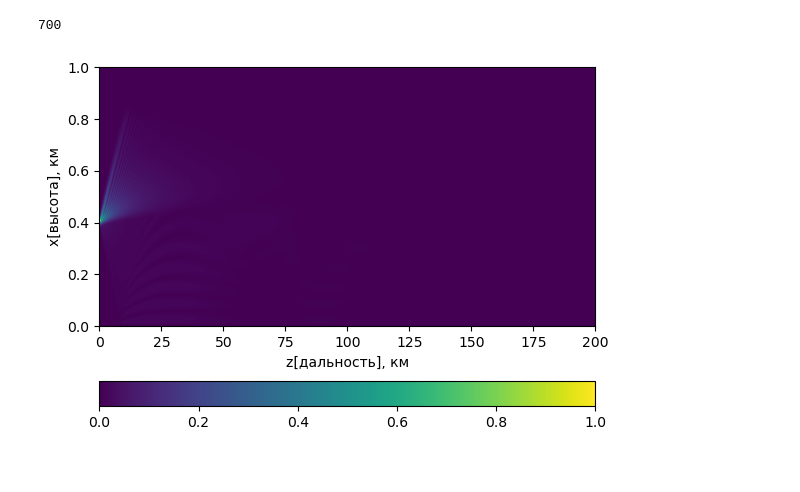
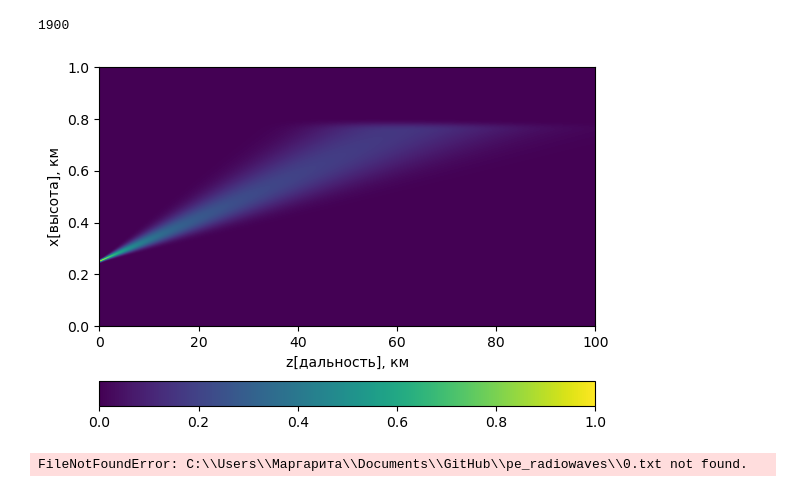
Before and after one commit to Margo-10/pe_radiowaves, a Jupyter notebook: pe_radiowaves.ipynb, the cells around one changed output. Drawn from its saved outputs; the diff is of its cells as text; code cells hidden in the pictures.

```diff
--- a/pe_radiowaves.ipynb
+++ b/pe_radiowaves.ipynb
@@ -15,23 +15,33 @@ from matplotlib.colors import colorConverter
 import matplotlib.gridspec as gridspec
 from matplotlib.figure import Figure
 from mpl_toolkits.axisartist.axislines import Subplot
+# %%
+data7 = np.genfromtxt(r"C:\\Users\\Маргарита\\Documents\\GitHub\\pe_radiowaves\\1_tilt.txt",encoding='utf-8').transpose()
+points =len(list(zip(*data7)))
+range = 2000.0
+km=1500.0
+p=km/(range/points)
+points
+# %% [output]
+1900
+# %%
+plt.imshow(data7, aspect='auto', origin='lower', extent=[0, 100, 0, 1])
+plt.xlabel('z[дальность], км')
+plt.ylabel('x[высота], км')
+plt.colorbar(orientation='horizontal')
+plt.show()
+# %% [output]
+[figure, added]
 # %%
-data = np.genfromtxt(r"C:\\Users\\Маргарита\\Documents\\GitHub\\pe_radiowaves\\1.5.txt",encoding='utf-8').transpose()
+
+data = np.genfromtxt(r"C:\\Users\\Маргарита\\Documents\\GitHub\\pe_radiowaves\\0.txt",encoding='utf-8').transpose()
 points =len(list(zip(*data)))
 range = 2000.0
 km=1500.0
 p=km/(range/points)
 points
 # %% [output]
-700
+FileNotFoundError: C:\\Users\\Маргарита\\Documents\\GitHub\\pe_radiowaves\\0.txt not found.
-# %%
-plt.imshow(data,aspect='auto',origin='lower', extent=[0, 200, 0, 1])
-plt.xlabel('z[дальность], км')
-plt.ylabel('x[высота], км')
-plt.colorbar(orientation='horizontal')
-plt.show()
-# %% [output]
-[figure, removed]
 # %%
 fig = plt.figure()
 fig.set_figheight(8)
```
Also changed, not shown: parts of 2 cells of this notebook.
